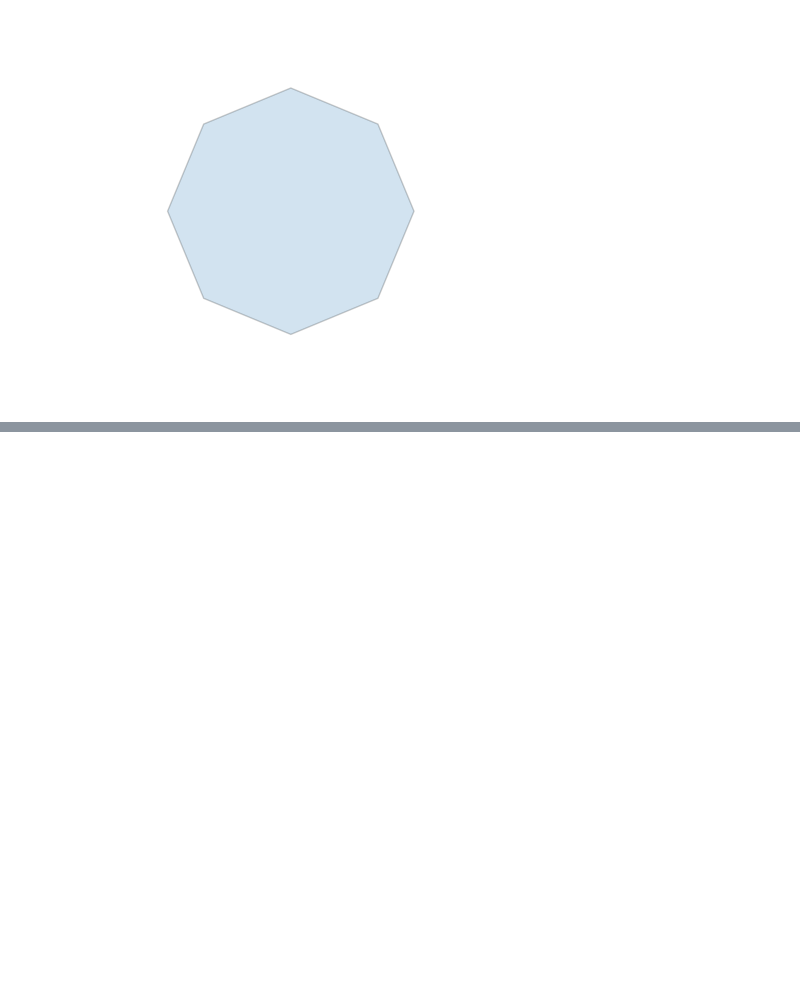
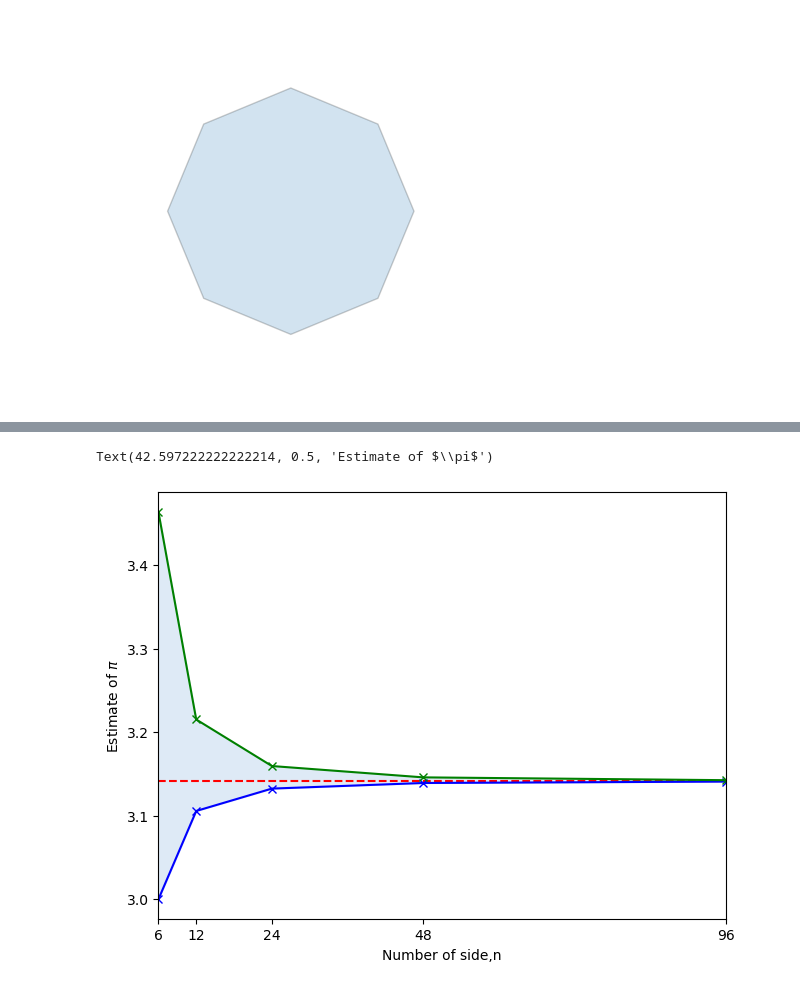
Before and after one commit to Arch-jyh/iris_books, a Jupyter notebook: book3/03.ipynb, the cells around one changed output, grey strips where cells are left out. Drawn from its saved outputs; the diff is of its cells as text; code cells hidden in the pictures; blank space fills up the shorter version.

```diff
--- a/book3/03.ipynb
+++ b/book3/03.ipynb
@@ -30,0 +85,37 @@ for num_vertices in [3,4,5,6,7,8]:
+# %%
+B_6 = np.sin(np.pi/n_start)*n_start
+A_6 = np.tan(np.pi/n_start)*n_start
+# %%
+B_array = []
+A_array = []
+n_array = [6,12,24,48,96]
+# %%
+B_i = B_6
+A_i = A_6
+n_i = n_start
+# %%
+for i in n_array:
+    B_array.append(B_i)
+    A_array.append(A_i)
+
+    A_i = 2*A_i*B_i/(A_i + B_i)
+    B_i = np.sqrt(A_i*B_i)
+
+B_array = np.array(B_array)
+A_array = np.array(A_array)
+n_array = np.array(n_array)
+# %%
+fig,ax = plt.subplots()
+
+plt.axhline(y = np.pi,color = 'r',ls = '--')
+plt.plot(n_array,B_array,color = 'b',marker = 'x')
+plt.plot(n_array,A_array,color = 'g',marker = 'x')
+plt.fill_between(n_array,B_array,A_array,color = '#DEEAF6')
+plt.tight_layout()
+plt.xticks([6,12,24,48,96])
+plt.xlim(6,96)
+plt.xlabel('Number of side,n')
+plt.ylabel(r'Estimate of $\pi$')
+# %% [output]
+Text(42.597222222222214, 0.5, 'Estimate of $\\pi$')
+[figure, added]
```
Also changed, not shown: parts of 7 cells of this notebook, 3 other files.
